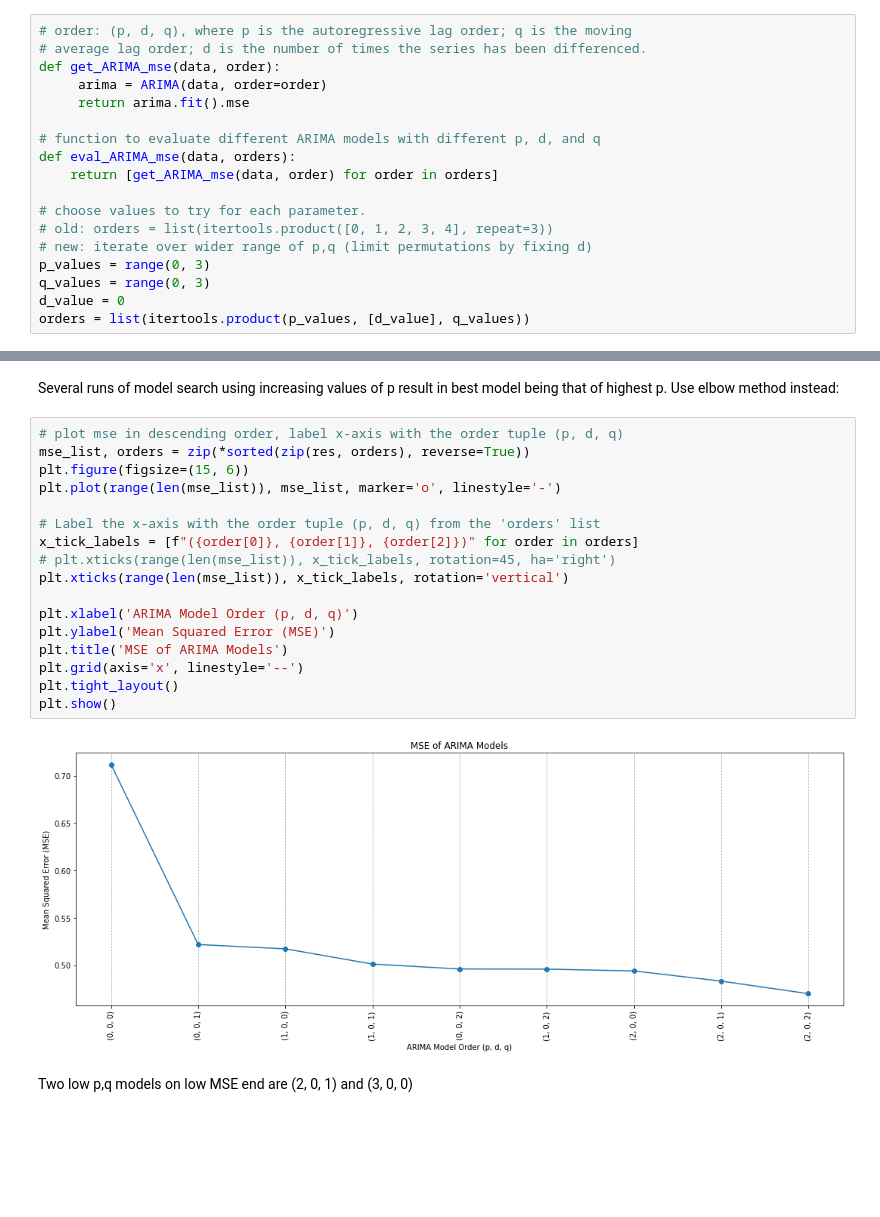
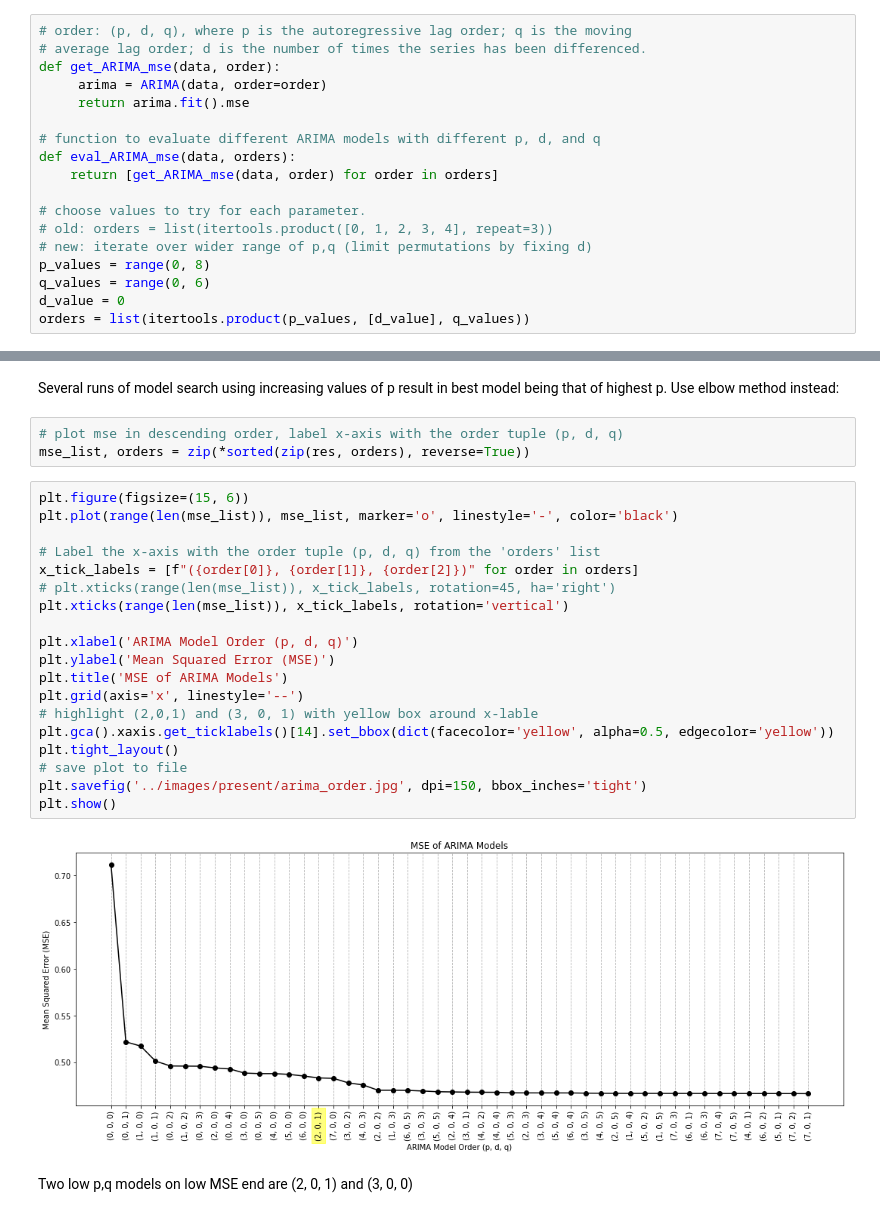
Before and after one commit to inaug22/capstone3, a Jupyter notebook: notebooks/glucose_wrangling+EDA.ipynb, the cells around one changed output, grey strips where cells are left out. Cells and saved outputs as stored; diff of their text form; blank space fills up the shorter version.

```diff
--- a/notebooks/glucose_wrangling+EDA.ipynb
+++ b/notebooks/glucose_wrangling+EDA.ipynb
@@ -539,8 +556,8 @@ def eval_ARIMA_mse(data, orders):
 # choose values to try for each parameter.
 # old: orders = list(itertools.product([0, 1, 2, 3, 4], repeat=3))
 # new: iterate over wider range of p,q (limit permutations by fixing d)
-p_values = range(0, 3)
-q_values = range(0, 3)
+p_values = range(0, 8)
+q_values = range(0, 6)
 d_value = 0
 orders = list(itertools.product(p_values, [d_value], q_values))
 # %%
@@ -559,24 +576,29 @@ optimal parameters p, d, q are (2, 0, 2)
 # %% [markdown]
 Several runs of model search using increasing values of p result in best model being that of highest p. Use elbow method instead:
+# %%
+# plot mse in descending order, label x-axis with the order tuple (p, d, q)
+mse_list, orders = zip(*sorted(zip(res, orders), reverse=True))
 # %%
-# plot mse in descending order, label x-axis with the order tuple (p, d, q)
-mse_list, orders = zip(*sorted(zip(res, orders), reverse=True))
 plt.figure(figsize=(15, 6))
-plt.plot(range(len(mse_list)), mse_list, marker='o', linestyle='-')
+plt.plot(range(len(mse_list)), mse_list, marker='o', linestyle='-', color='black')
 
 # Label the x-axis with the order tuple (p, d, q) from the 'orders' list
 x_tick_labels = [f"({order[0]}, {order[1]}, {order[2]})" for order in orders]
 # plt.xticks(range(len(mse_list)), x_tick_labels, rotation=45, ha='right')
 plt.xticks(range(len(mse_list)), x_tick_labels, rotation='vertical')
 
 plt.xlabel('ARIMA Model Order (p, d, q)')
 plt.ylabel('Mean Squared Error (MSE)')
 plt.title('MSE of ARIMA Models')
 plt.grid(axis='x', linestyle='--')
+# highlight (2,0,1) and (3, 0, 1) with yellow box around x-lable
+plt.gca().xaxis.get_ticklabels()[14].set_bbox(dict(facecolor='yellow', alpha=0.5, edgecolor='yellow'))
 plt.tight_layout()
+# save plot to file
+plt.savefig('../images/present/arima_order.jpg', dpi=150, bbox_inches='tight')
 plt.show()
 # %% [output]
-[figure, old version]
+[figure, new version]
 # %% [markdown]
 Two low p,q  models on low MSE end are (2, 0, 1) and (3, 0, 0)
 # %% [markdown]
```
Also changed, not shown: parts of 15 cells of this notebook.
